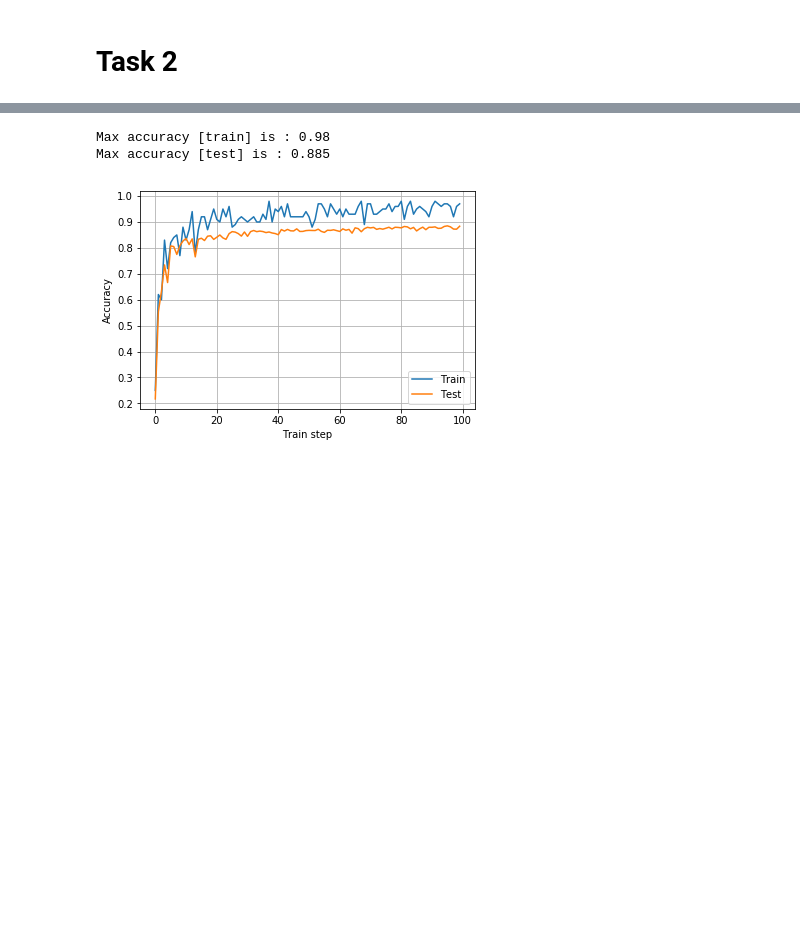
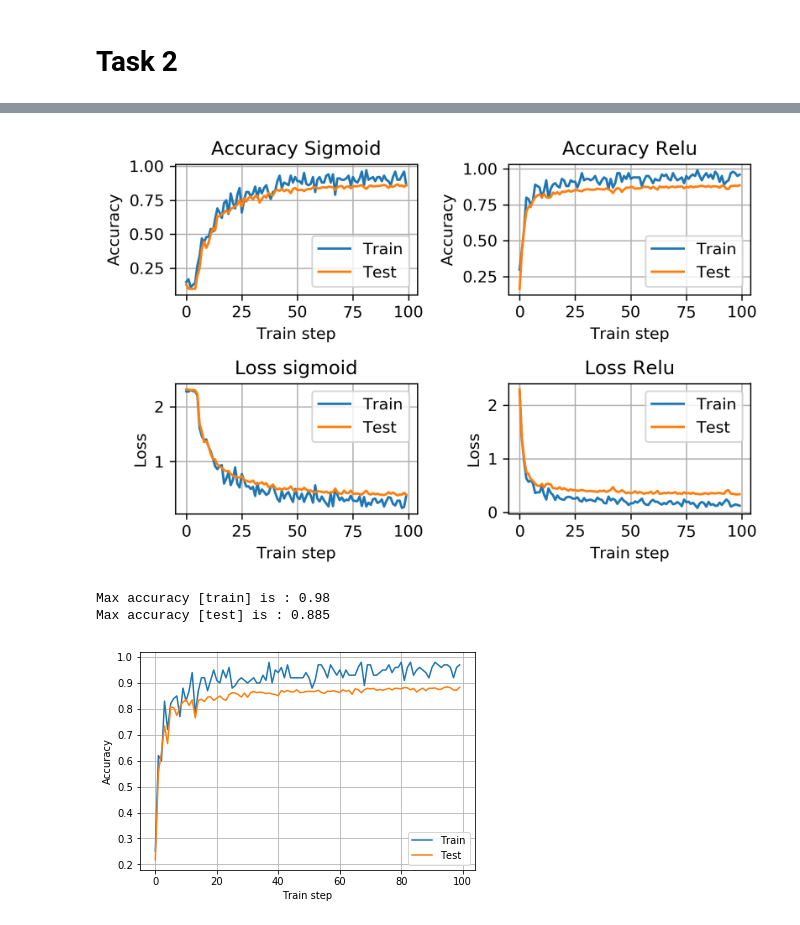
Before and after one commit to HamedMP/TensorFlowBasics, a Jupyter notebook: main.ipynb, the cells around one changed output, grey strips where cells are left out. Saved outputs shown, nothing was run; the diff lists cells and outputs as text; code cells hidden in the pictures; blank space fills up the shorter version.

```diff
--- a/main.ipynb
+++ b/main.ipynb
@@ -19,7 +19,7 @@ Extracting data/fashion/t10k-labels-idx1-ubyte.gz
 # %%
 
 # parameters
-learningRate = 0.05
+learningRate = 0.005
 adamLearningRate = 0.005
 iterations = 10000
 
@@ -250,0 +274,3 @@ Finished
+# %%
+train_a_sig, test_a_sig, train_c_sig, test_c_sig = training(activation_type=0)
+train_a_relu, test_a_relu, train_c_relu, test_c_relu = training(activation_type=1)
@@ -251 +289,51 @@ Finished
+# %%
+plt.rcParams['figure.dpi']= 300
+fig, ax = plt.subplots(nrows=2, ncols=2)
+
+# accuracy training vs testing dataset
+plt.subplot(2, 2, 1)
+plt.plot(train_a_sig, label='Train')
+plt.plot(test_a_sig, label='Test')
+plt.legend()
+plt.ylabel('Accuracy')
+plt.xlabel('Train step')
+plt.title('Accuracy Sigmoid')
+plt.grid(True)
+
+
+plt.subplot(2, 2, 2)
+plt.plot(train_a_relu, label='Train')
+plt.plot(test_a_relu, label='Test')
+plt.legend()
+plt.ylabel('Accuracy')
+plt.xlabel('Train step')
+plt.title('Accuracy Relu')
+plt.grid(True)
+
+
+
+# loss training vs testing dataset
+plt.subplot(2, 2, 3)
+plt.plot(train_c_sig, label='Train')
+plt.plot(test_c_sig, label='Test')
+plt.legend()
+plt.ylabel('Loss')
+plt.xlabel('Train step')
+plt.title('Loss sigmoid')
+plt.grid(True)
+
+
+plt.subplot(2, 2, 4)
+plt.plot(train_c_relu, label='Train')
+plt.plot(test_c_relu, label='Test')
+plt.legend()
+plt.ylabel('Loss')
+plt.xlabel('Train step')
+plt.title('Loss Relu')
+plt.grid(True)
+
+plt.tight_layout()
+plt.show()
+# %% [output]
+[figure, added]
 # %%
```
Also changed, not shown: parts of 6 cells of this notebook.
